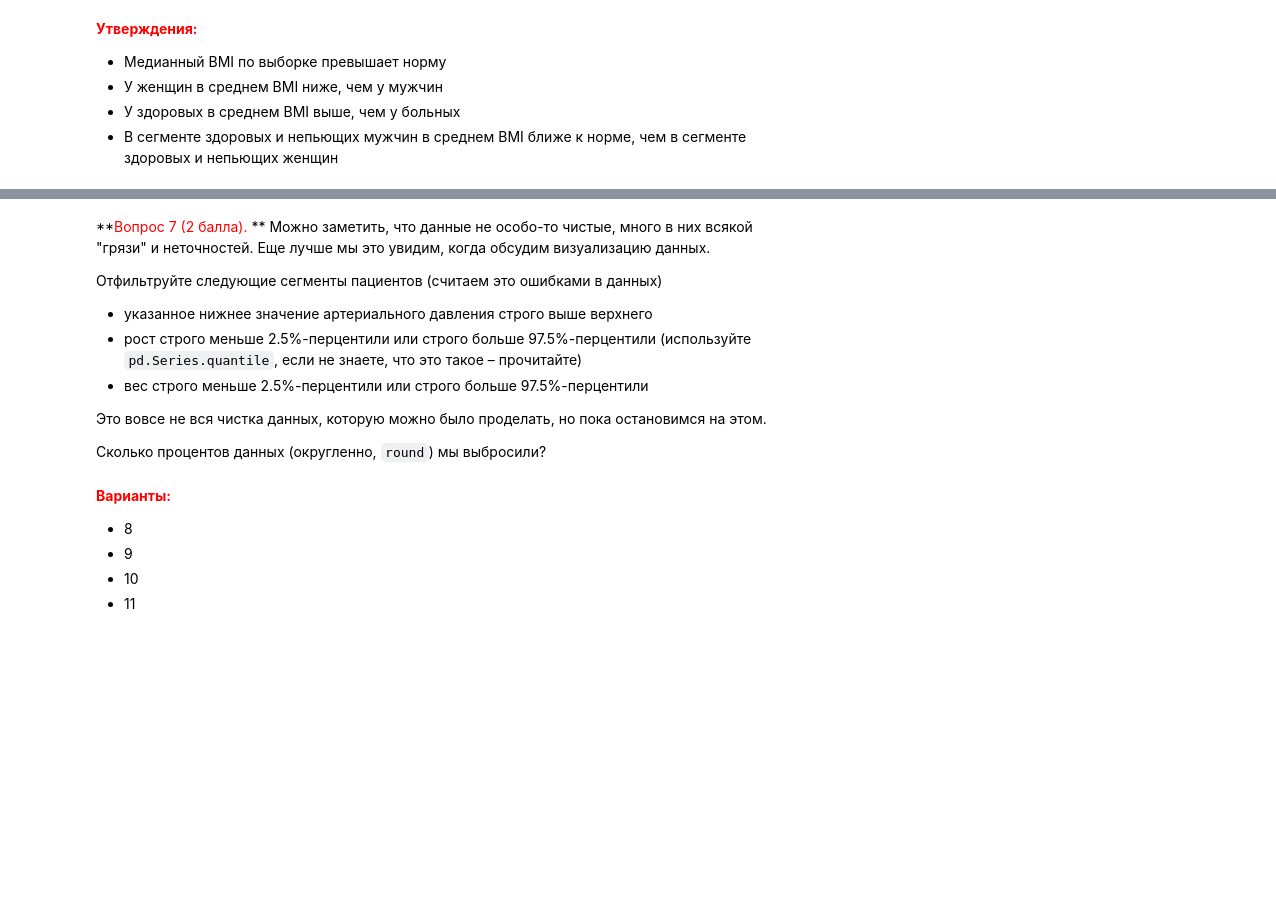
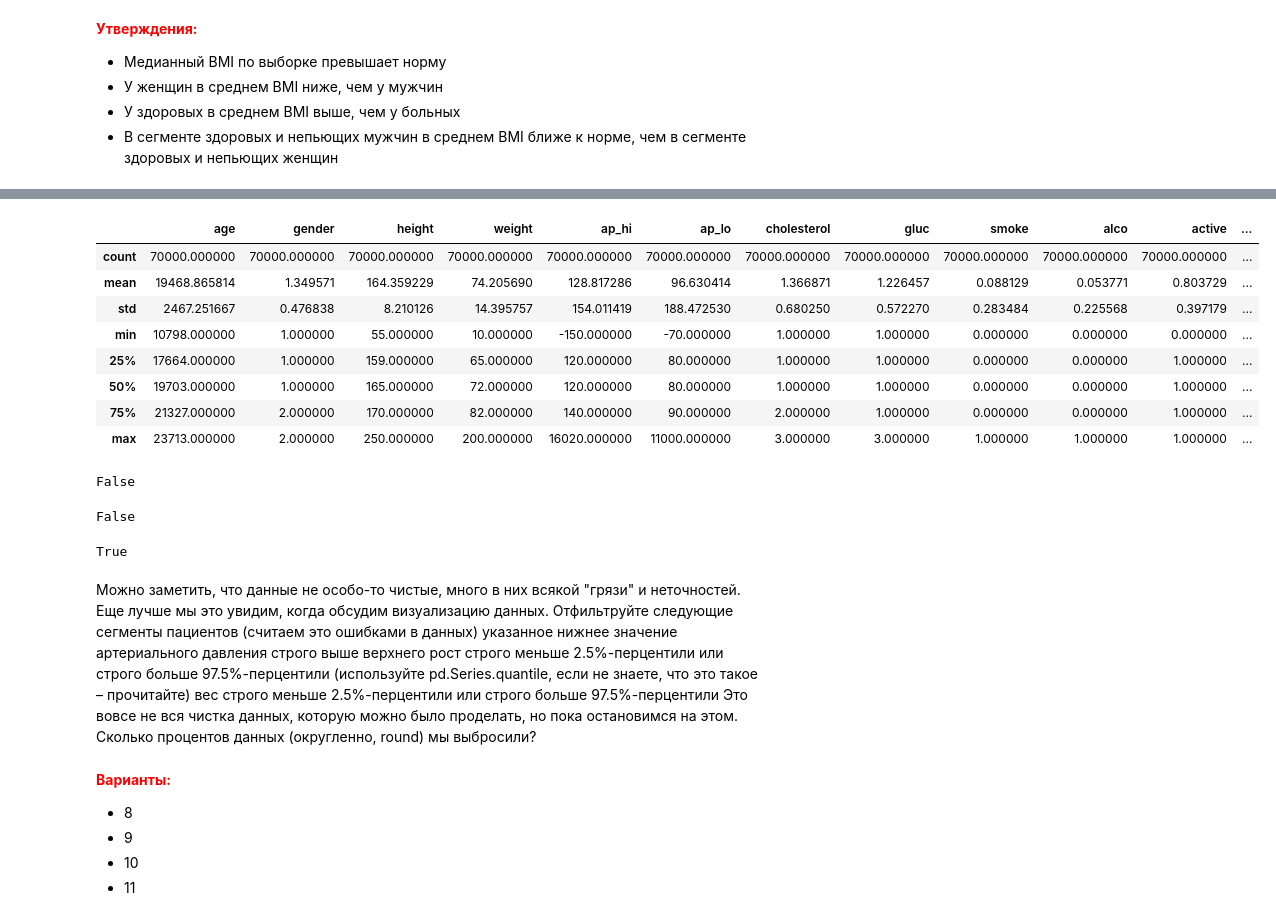
Before and after one commit to krupaderova/mlcourse_open, a Jupyter notebook: jupyter_russian/homeworks/hw1_session3_data_analysis_pandas.ipynb, the cells around one changed output, grey strips where cells are left out. Saved outputs shown, nothing was run; the diff lists cells and outputs as text; code cells hidden in the pictures; blank space fills up the shorter version.

```diff
--- a/jupyter_russian/homeworks/hw1_session3_data_analysis_pandas.ipynb
+++ b/jupyter_russian/homeworks/hw1_session3_data_analysis_pandas.ipynb
@@ -161,0 +243,5 @@ hello world
+# %%
+# create new attribute
+# data['is_rich'] = (data['wage'] >
+#                  data['wage'].quantile(.75)).astype('int64')
+df['age_years'] = (df['age']/365).round()
@@ -171,0 +365,2 @@ hello world
+# %%
+df['bmi'] = (df.weight/((df.height/100)*(df.height/100)))
@@ -172,14 +377,43 @@ hello world
+# %%
+# Медианный BMI по выборке превышает норму - да (26.374068)
+
+df.describe()
+# %% [output]
+|  | age | gender | height | weight | ap_hi | ap_lo | cholesterol | gluc | smoke | alco | active | ... |
+| count | 70000.000000 | 70000.000000 | 70000.000000 | 70000.000000 | 70000.000000 | 70000.000000 | 70000.000000 | 70000.000000 | 70000.000000 | 70000.000000 | 70000.000000 | ... |
+| mean | 19468.865814 | 1.349571 | 164.359229 | 74.205690 | 128.817286 | 96.630414 | 1.366871 | 1.226457 | 0.088129 | 0.053771 | 0.803729 | ... |
+| std | 2467.251667 | 0.476838 | 8.210126 | 14.395757 | 154.011419 | 188.472530 | 0.680250 | 0.572270 | 0.283484 | 0.225568 | 0.397179 | ... |
+| min | 10798.000000 | 1.000000 | 55.000000 | 10.000000 | -150.000000 | -70.000000 | 1.000000 | 1.000000 | 0.000000 | 0.000000 | 0.000000 | ... |
+| 25% | 17664.000000 | 1.000000 | 159.000000 | 65.000000 | 120.000000 | 80.000000 | 1.000000 | 1.000000 | 0.000000 | 0.000000 | 1.000000 | ... |
+| 50% | 19703.000000 | 1.000000 | 165.000000 | 72.000000 | 120.000000 | 80.000000 | 1.000000 | 1.000000 | 0.000000 | 0.000000 | 1.000000 | ... |
+| 75% | 21327.000000 | 2.000000 | 170.000000 | 82.000000 | 140.000000 | 90.000000 | 2.000000 | 1.000000 | 0.000000 | 0.000000 | 1.000000 | ... |
+| max | 23713.000000 | 2.000000 | 250.000000 | 200.000000 | 16020.000000 | 11000.000000 | 3.000000 | 3.000000 | 1.000000 | 1.000000 | 1.000000 | ... |
+# %%
+# У женщин в среднем BMI ниже, чем у мужчин - нет
+
+df[(df.gender==1)].bmi.mean() < df[(df.gender==2)].bmi.mean()
+# %% [output]
+False
+# %%
+# У здоровых в среднем BMI выше, чем у больных - нет
+
+df[(df.cardio==0)].bmi.mean() > df[(df.cardio==1)].bmi.mean()
+# %% [output]
+False
+# %%
+# В сегменте здоровых и непьющих мужчин в среднем BMI ближе к норме, чем в сегменте здоровых и непьющих женщин
+
+df[(df.cardio==0) & (df.alco==0) & (df.gender==2)].bmi.mean() < df[(df.cardio==0) & (df.alco==0) & (df.gender==1)].bmi.mean()
+# %% [output]
+True
 # %% [markdown]
-**<font color='red'>Вопрос 7 (2 балла).</font> ** Можно заметить, что данные не особо-то чистые, много в них всякой "грязи" и неточностей. Еще лучше мы это увидим, когда обсудим визуализацию данных.
-
+Можно заметить, что данные не особо-то чистые, много в них всякой "грязи" и неточностей. Еще лучше мы это увидим, когда обсудим визуализацию данных.
 Отфильтруйте следующие сегменты пациентов (считаем это ошибками в данных)
-- указанное нижнее значение артериального давления строго выше верхнего
-- рост строго меньше 2.5%-перцентили или строго больше 97.5%-перцентили (используйте `pd.Series.quantile`, если не знаете, что это такое – прочитайте)
-- вес строго меньше 2.5%-перцентили или строго больше 97.5%-перцентили
-
+указанное нижнее значение артериального давления строго выше верхнего
+рост строго меньше 2.5%-перцентили или строго больше 97.5%-перцентили (используйте pd.Series.quantile, если не знаете, что это такое – прочитайте)
+вес строго меньше 2.5%-перцентили или строго больше 97.5%-перцентили
 Это вовсе не вся чистка данных, которую можно было проделать, но пока остановимся на этом.
-
-Сколько процентов данных (округленно, `round`) мы выбросили?
+Сколько процентов данных (округленно, round) мы выбросили?
 # %% [markdown]
 **<font color='red'>Варианты:</font>**
 - 8
```
Also changed, not shown: parts of 33 cells of this notebook.
